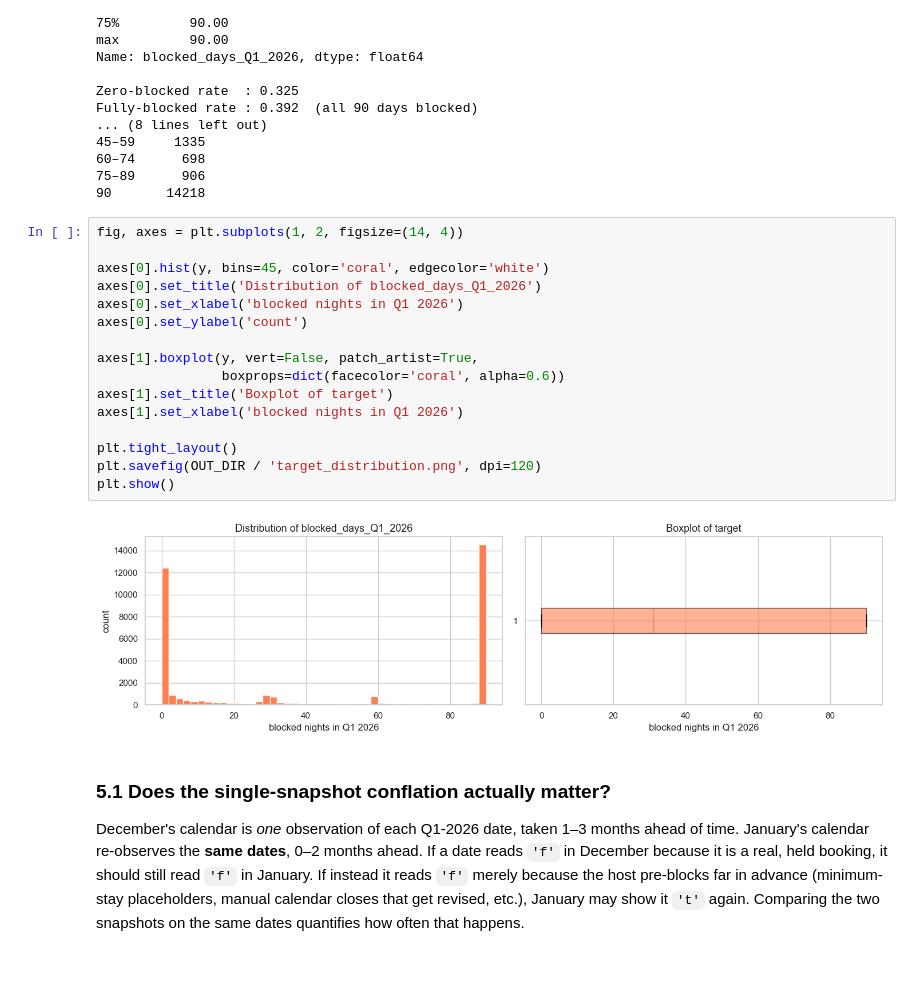
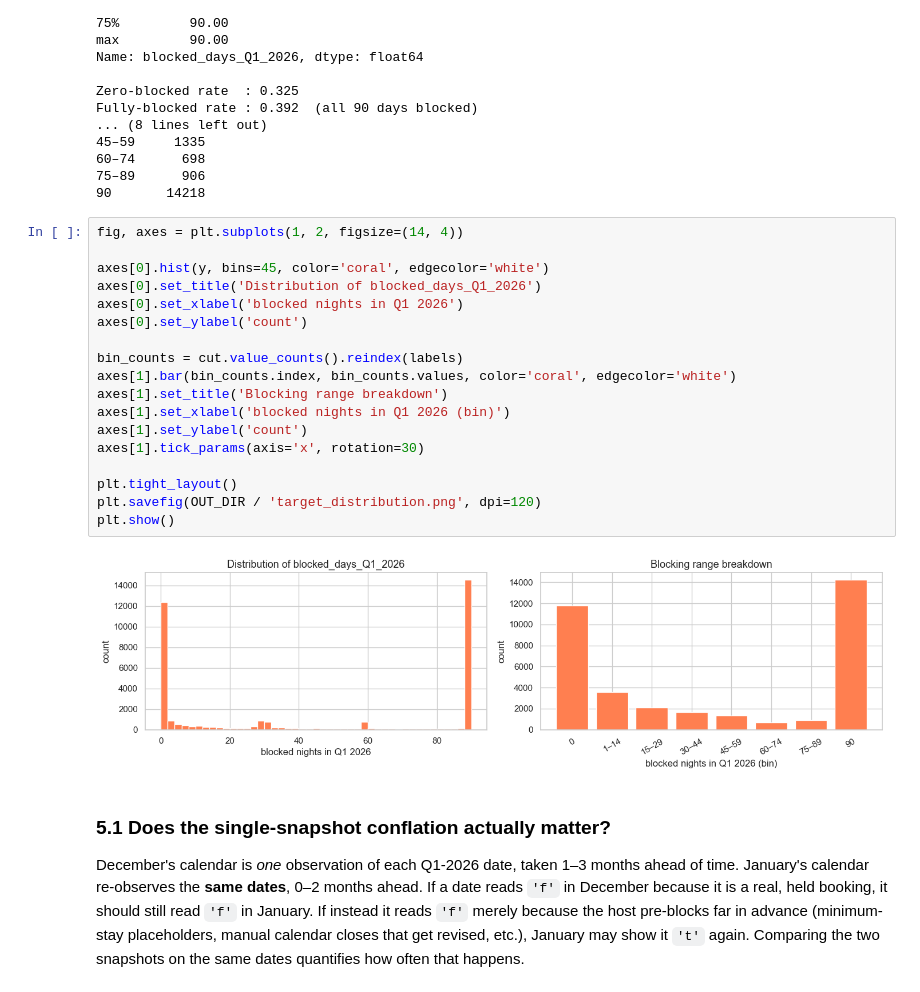
Before and after one commit to alibakir01/ML-Final, a Jupyter notebook: Internship/notebooks/01_EDA.ipynb, the cells around one changed output. Saved outputs shown, nothing was run; the diff lists cells and outputs as text.

```diff
--- a/Internship/notebooks/01_EDA.ipynb
+++ b/Internship/notebooks/01_EDA.ipynb
@@ -453,21 +459,23 @@ Fully-blocked rate : 0.392  (all 90 days blocked)
 # %%
 fig, axes = plt.subplots(1, 2, figsize=(14, 4))
 
 axes[0].hist(y, bins=45, color='coral', edgecolor='white')
 axes[0].set_title('Distribution of blocked_days_Q1_2026')
 axes[0].set_xlabel('blocked nights in Q1 2026')
 axes[0].set_ylabel('count')
 
-axes[1].boxplot(y, vert=False, patch_artist=True,
-                boxprops=dict(facecolor='coral', alpha=0.6))
-axes[1].set_title('Boxplot of target')
-axes[1].set_xlabel('blocked nights in Q1 2026')
+bin_counts = cut.value_counts().reindex(labels)
+axes[1].bar(bin_counts.index, bin_counts.values, color='coral', edgecolor='white')
+axes[1].set_title('Blocking range breakdown')
+axes[1].set_xlabel('blocked nights in Q1 2026 (bin)')
+axes[1].set_ylabel('count')
+axes[1].tick_params(axis='x', rotation=30)
 
 plt.tight_layout()
 plt.savefig(OUT_DIR / 'target_distribution.png', dpi=120)
 plt.show()
 # %% [output]
-[figure, old version]
+[figure, new version]
 # %% [markdown]
 ### 5.1 Does the single-snapshot conflation actually matter?
 
```
Also changed, not shown: parts of 8 cells of this notebook, 45 other files.
